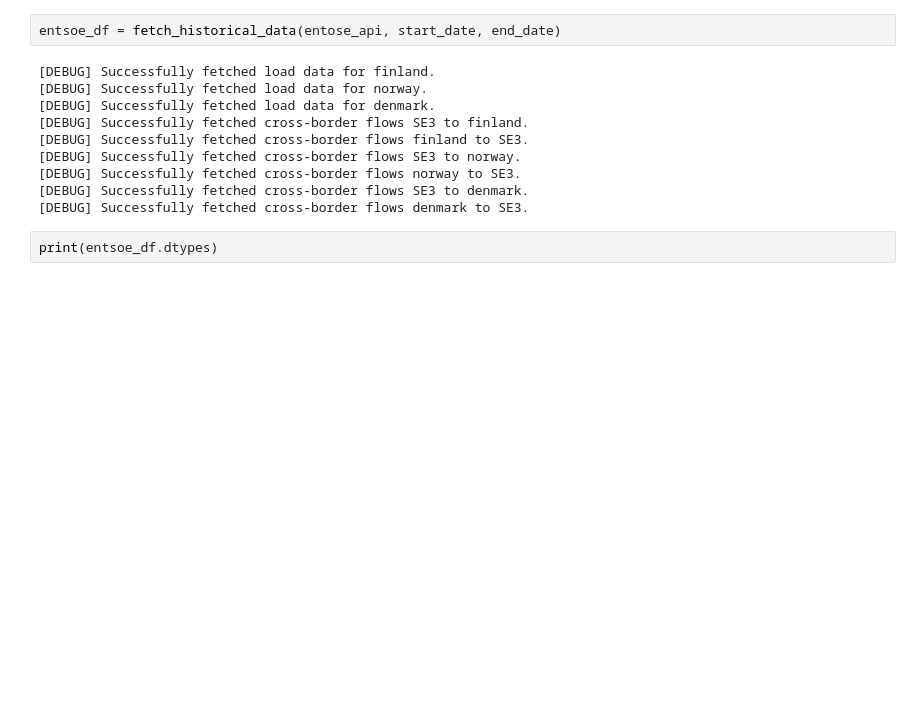
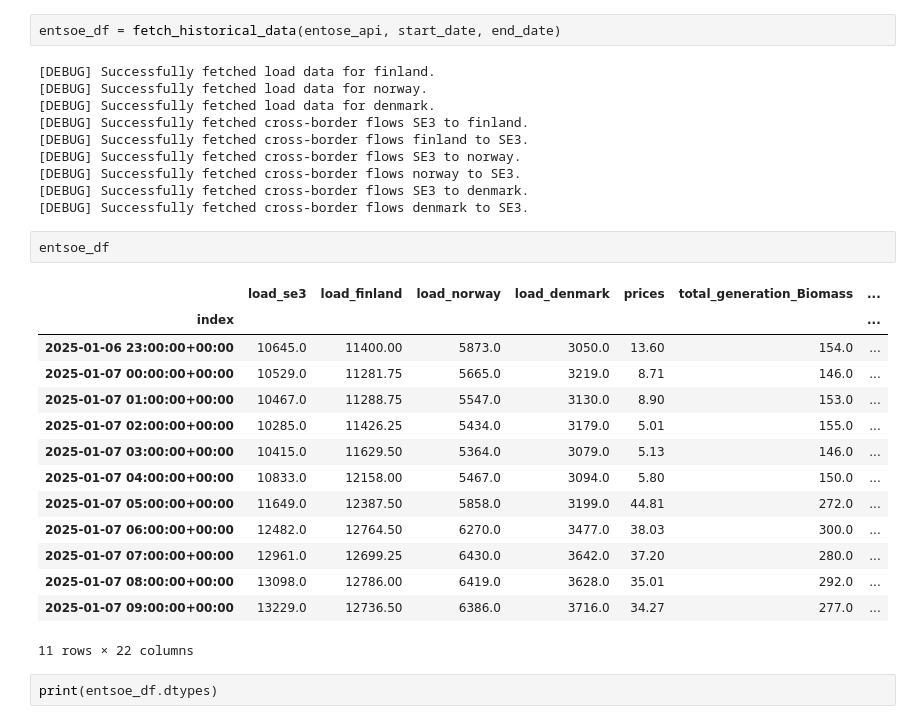
Before and after one commit to oskaralf/ID2223_FinalProject, a Jupyter notebook: notebooks/pipeline.ipynb, the cells around one changed output. Cells and saved outputs as stored; diff of their text form; blank space fills up the shorter version.

```diff
--- a/notebooks/pipeline.ipynb
+++ b/notebooks/pipeline.ipynb
@@ -157,6 +158,23 @@ entsoe_df = fetch_historical_data(entose_api, start_date, end_date)
 [DEBUG] Successfully fetched cross-border flows norway to SE3.
 [DEBUG] Successfully fetched cross-border flows SE3 to denmark.
 [DEBUG] Successfully fetched cross-border flows denmark to SE3.
+# %%
+entsoe_df
+# %% [output]
+|  | load_se3 | load_finland | load_norway | load_denmark | prices | total_generation_Biomass | ... |
+| index |  |  |  |  |  |  | ... |
+| 2025-01-06 23:00:00+00:00 | 10645.0 | 11400.00 | 5873.0 | 3050.0 | 13.60 | 154.0 | ... |
+| 2025-01-07 00:00:00+00:00 | 10529.0 | 11281.75 | 5665.0 | 3219.0 | 8.71 | 146.0 | ... |
+| 2025-01-07 01:00:00+00:00 | 10467.0 | 11288.75 | 5547.0 | 3130.0 | 8.90 | 153.0 | ... |
+| 2025-01-07 02:00:00+00:00 | 10285.0 | 11426.25 | 5434.0 | 3179.0 | 5.01 | 155.0 | ... |
+| 2025-01-07 03:00:00+00:00 | 10415.0 | 11629.50 | 5364.0 | 3079.0 | 5.13 | 146.0 | ... |
+| 2025-01-07 04:00:00+00:00 | 10833.0 | 12158.00 | 5467.0 | 3094.0 | 5.80 | 150.0 | ... |
+| 2025-01-07 05:00:00+00:00 | 11649.0 | 12387.50 | 5858.0 | 3199.0 | 44.81 | 272.0 | ... |
+| 2025-01-07 06:00:00+00:00 | 12482.0 | 12764.50 | 6270.0 | 3477.0 | 38.03 | 300.0 | ... |
+| 2025-01-07 07:00:00+00:00 | 12961.0 | 12699.25 | 6430.0 | 3642.0 | 37.20 | 280.0 | ... |
+| 2025-01-07 08:00:00+00:00 | 13098.0 | 12786.00 | 6419.0 | 3628.0 | 35.01 | 292.0 | ... |
+| 2025-01-07 09:00:00+00:00 | 13229.0 | 12736.50 | 6386.0 | 3716.0 | 34.27 | 277.0 | ... |
+11 rows × 22 columns
 # %%
 print(entsoe_df.dtypes)
 # %% [output]
```
Also changed, not shown: parts of 7 cells of this notebook, 2 other files.
